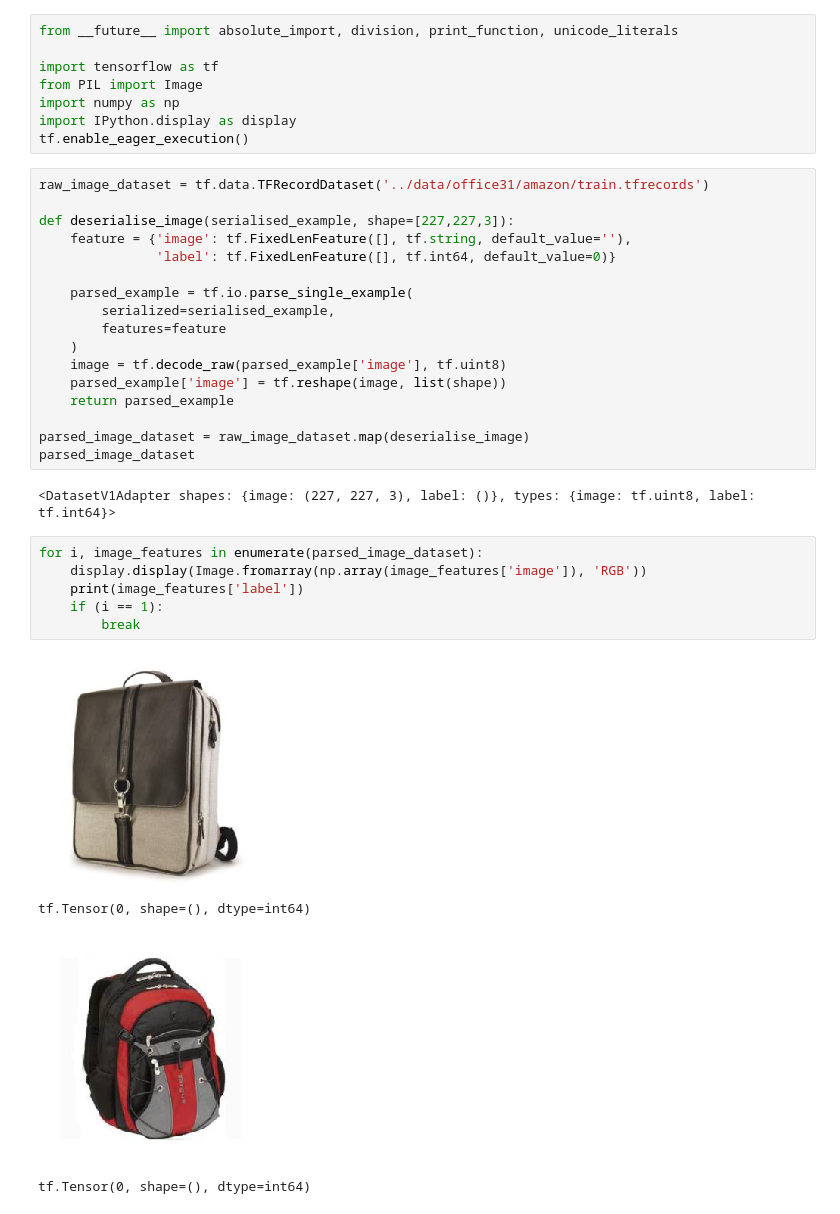
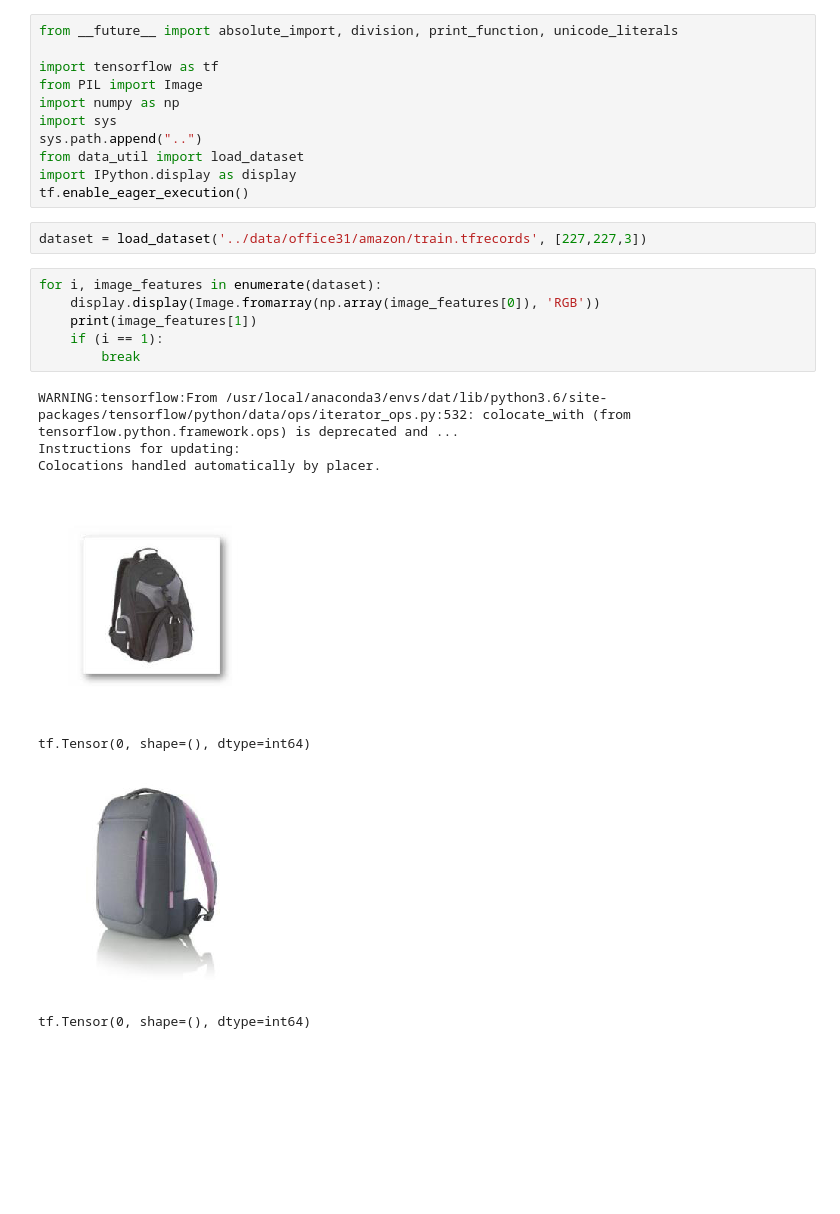
Before and after one commit to LukasHedegaard/dage, a Jupyter notebook: visualisation/data-vis.ipynb, the cells around one changed output. Drawn from its saved outputs; the diff is of its cells as text; blank space fills up the shorter version.

```diff
--- a/visualisation/data-vis.ipynb
+++ b/visualisation/data-vis.ipynb
@@ -4,35 +4,24 @@ from __future__ import absolute_import, division, print_function, unicode_litera
 import tensorflow as tf
 from PIL import Image
 import numpy as np
+import sys
+sys.path.append("..")
+from data_util import load_dataset
 import IPython.display as display
 tf.enable_eager_execution()
-# %%
-raw_image_dataset = tf.data.TFRecordDataset('../data/office31/amazon/train.tfrecords')
-
-def deserialise_image(serialised_example, shape=[227,227,3]):
-    feature = {'image': tf.FixedLenFeature([], tf.string, default_value=''),
-               'label': tf.FixedLenFeature([], tf.int64, default_value=0)}
-
-    parsed_example = tf.io.parse_single_example(
-        serialized=serialised_example,
-        features=feature
-    )
-    image = tf.decode_raw(parsed_example['image'], tf.uint8)
-    parsed_example['image'] = tf.reshape(image, list(shape))
-    return parsed_example
-
-parsed_image_dataset = raw_image_dataset.map(deserialise_image)
-parsed_image_dataset
-# %% [output]
-<DatasetV1Adapter shapes: {image: (227, 227, 3), label: ()}, types: {image: tf.uint8, label: tf.int64}>
+# %%
+dataset = load_dataset('../data/office31/amazon/train.tfrecords', [227,227,3])
 # %%
-for i, image_features in enumerate(parsed_image_dataset):
-    display.display(Image.fromarray(np.array(image_features['image']), 'RGB'))
-    print(image_features['label'])
+for i, image_features in enumerate(dataset):
+    display.display(Image.fromarray(np.array(image_features[0]), 'RGB'))
+    print(image_features[1])
     if (i == 1):
         break
 # %% [output]
+WARNING:tensorflow:From /usr/local/anaconda3/envs/dat/lib/python3.6/site-packages/tensorflow/python/data/ops/iterator_ops.py:532: colocate_with (from tensorflow.python.framework.ops) is deprecated and ...
+Instructions for updating:
+Colocations handled automatically by placer.
-[figure, old version]
+[figure, new version]
-tf.Tensor(0, shape=(), dtype=int64)
+tf.Tensor(0, shape=(), dtype=int64)
-[figure, old version]
+[figure, new version]
-tf.Tensor(0, shape=(), dtype=int64)
+tf.Tensor(0, shape=(), dtype=int64)
```
Also changed, not shown: 2 other files.
